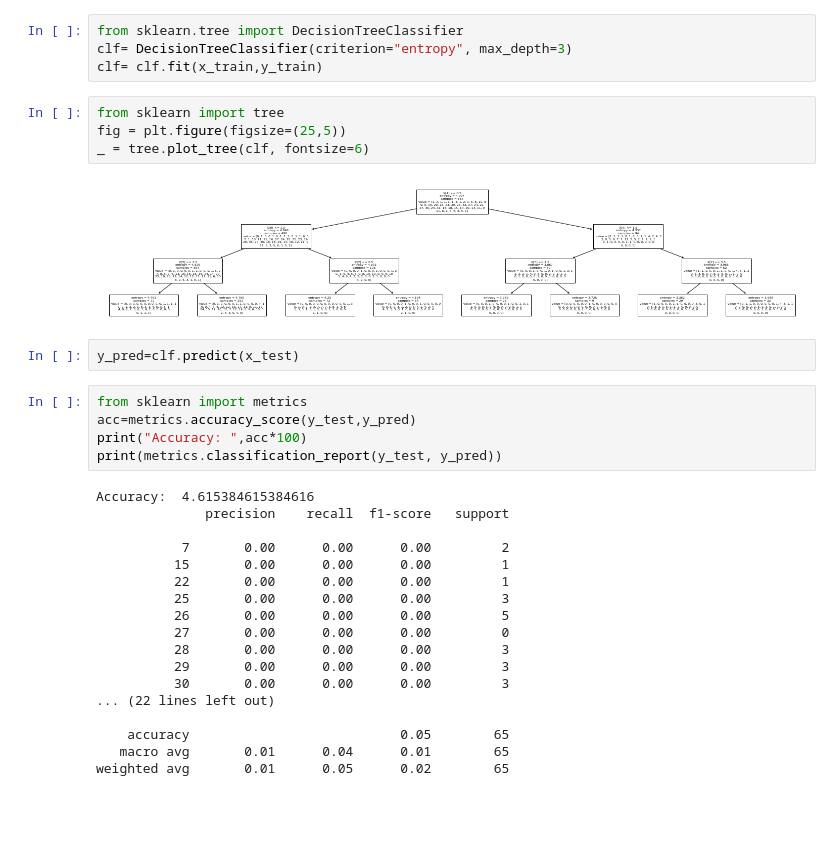
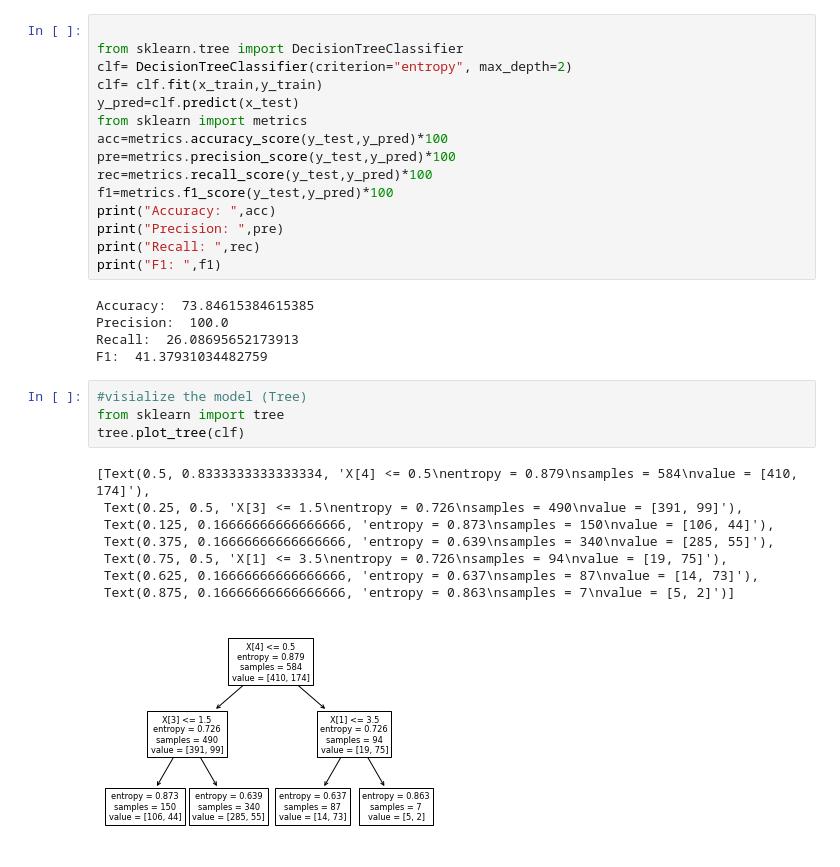
Before and after one commit to alexsgith/Alcohol_Studies, a Jupyter notebook: Alcohol_Studies.ipynb, the cells around one changed output. Saved outputs shown, nothing was run; the diff lists cells and outputs as text; blank space fills up the shorter version.

```diff
--- a/Alcohol_Studies.ipynb
+++ b/Alcohol_Studies.ipynb
@@ -101,35 +150,33 @@ Name: GMean, Length: 65, dtype: int64
-# %%
-from sklearn.tree import DecisionTreeClassifier
-clf= DecisionTreeClassifier(criterion="entropy", max_depth=3)
-clf= clf.fit(x_train,y_train)
-# %%
-from sklearn import tree
-fig = plt.figure(figsize=(25,5))
-_ = tree.plot_tree(clf, fontsize=6)
-# %% [output]
-[figure, removed]
-# %%
-y_pred=clf.predict(x_test)
-# %%
-from sklearn import metrics
-acc=metrics.accuracy_score(y_test,y_pred)
-print("Accuracy: ",acc*100)
-print(metrics.classification_report(y_test, y_pred))
-# %% [output]
-Accuracy:  4.615384615384616
-              precision    recall  f1-score   support
-
-           7       0.00      0.00      0.00         2
-          15       0.00      0.00      0.00         1
-          22       0.00      0.00      0.00         1
-          25       0.00      0.00      0.00         3
-          26       0.00      0.00      0.00         5
-          27       0.00      0.00      0.00         0
-          28       0.00      0.00      0.00         3
-          29       0.00      0.00      0.00         3
-          30       0.00      0.00      0.00         3
-... (22 lines left out)
-
-    accuracy                           0.05        65
-   macro avg       0.01      0.04      0.01        65
-weighted avg       0.01      0.05      0.02        65
+# %%
+
+from sklearn.tree import DecisionTreeClassifier
+clf= DecisionTreeClassifier(criterion="entropy", max_depth=2)
+clf= clf.fit(x_train,y_train)
+y_pred=clf.predict(x_test)
+from sklearn import metrics
+acc=metrics.accuracy_score(y_test,y_pred)*100
+pre=metrics.precision_score(y_test,y_pred)*100
+rec=metrics.recall_score(y_test,y_pred)*100
+f1=metrics.f1_score(y_test,y_pred)*100
+print("Accuracy: ",acc)
+print("Precision: ",pre)
+print("Recall: ",rec)
+print("F1: ",f1)
+# %% [output]
+Accuracy:  73.84615384615385
+Precision:  100.0
+Recall:  26.08695652173913
+F1:  41.37931034482759
+# %%
+#visialize the model (Tree)
+from sklearn import tree
+tree.plot_tree(clf)
+# %% [output]
+[Text(0.5, 0.8333333333333334, 'X[4] <= 0.5\nentropy = 0.879\nsamples = 584\nvalue = [410, 174]'),
+ Text(0.25, 0.5, 'X[3] <= 1.5\nentropy = 0.726\nsamples = 490\nvalue = [391, 99]'),
+ Text(0.125, 0.16666666666666666, 'entropy = 0.873\nsamples = 150\nvalue = [106, 44]'),
+ Text(0.375, 0.16666666666666666, 'entropy = 0.639\nsamples = 340\nvalue = [285, 55]'),
+ Text(0.75, 0.5, 'X[1] <= 3.5\nentropy = 0.726\nsamples = 94\nvalue = [19, 75]'),
+ Text(0.625, 0.16666666666666666, 'entropy = 0.637\nsamples = 87\nvalue = [14, 73]'),
+ Text(0.875, 0.16666666666666666, 'entropy = 0.863\nsamples = 7\nvalue = [5, 2]')]
+[figure, added]
```
Also changed, not shown: parts of 13 cells of this notebook.
